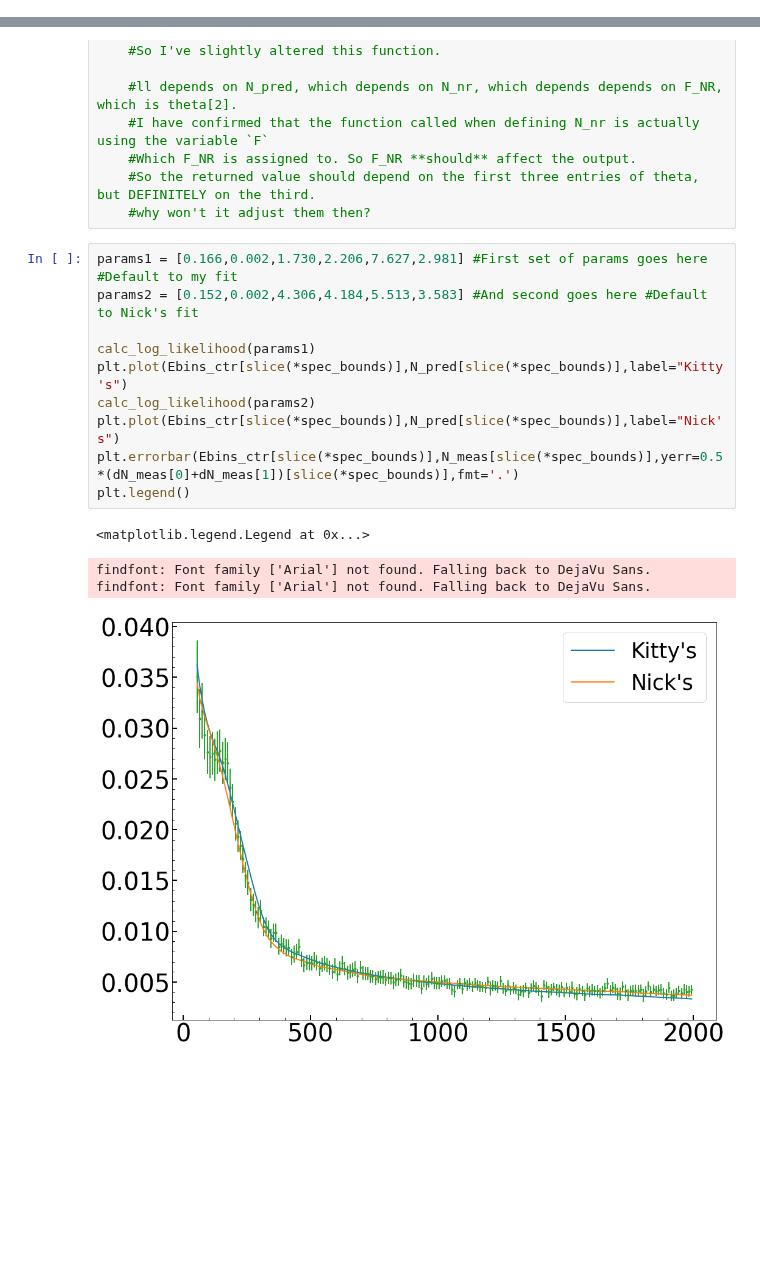
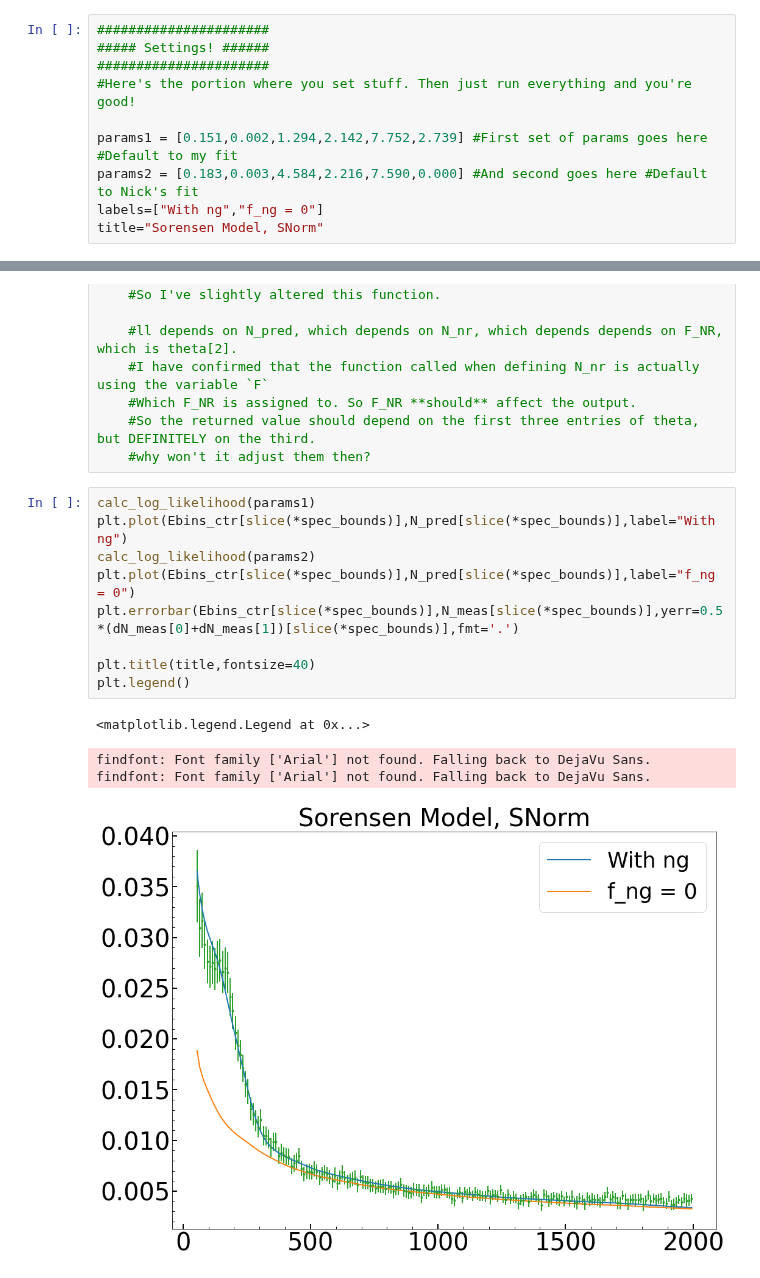
Before and after one commit to villano-lab/nrSiCap, a Jupyter notebook: analysis_notebooks/Compare_Fits.ipynb, the cells around one changed output, grey strips where cells are left out. Cells and saved outputs as stored; diff of their text form; blank space fills up the shorter version.

Commit message:
Update method of calling parameters to be a little easier to changeGiving parameters once now instead of per cell.

```diff
--- a/analysis_notebooks/Compare_Fits.ipynb
+++ b/analysis_notebooks/Compare_Fits.ipynb
@@ -2,6 +2,16 @@
 The purpose of this notebook is to provide a visual comparison of two fits to the same data.
 **You need to provide the parameters;
 this notebook only compares existing fits, so it will not generate new ones.**
+# %%
+######################
+##### Settings! ######
+######################
+#Here's the portion where you set stuff. Then just run everything and you're good!
+
+params1 = [0.151,0.002,1.294,2.142,7.752,2.739] #First set of params goes here #Default to my fit
+params2 = [0.183,0.003,4.584,2.216,7.590,0.000] #And second goes here #Default to Nick's fit
+labels=["With ng","f_ng = 0"]
+title="Sorensen Model, SNorm"
 # %%
 #import R68_MCMC_MPI as mpi #importing runs the entire script... so I can't do that here. Instead I'll just have to copy code for now.
 
@@ -386,18 +396,17 @@ def calc_log_likelihood(theta=[0.2,1,1,1,1,1], theta_bounds=tuple(mcmc_data['bou
     #So the returned value should depend on the first three entries of theta, but DEFINITELY on the third.
     #why won't it adjust them then?
 # %%
-params1 = [0.166,0.002,1.730,2.206,7.627,2.981] #First set of params goes here #Default to my fit
-params2 = [0.152,0.002,4.306,4.184,5.513,3.583] #And second goes here #Default to Nick's fit
+calc_log_likelihood(params1)
+plt.plot(Ebins_ctr[slice(*spec_bounds)],N_pred[slice(*spec_bounds)],label="With ng")
+calc_log_likelihood(params2)
+plt.plot(Ebins_ctr[slice(*spec_bounds)],N_pred[slice(*spec_bounds)],label="f_ng = 0")
+plt.errorbar(Ebins_ctr[slice(*spec_bounds)],N_meas[slice(*spec_bounds)],yerr=0.5*(dN_meas[0]+dN_meas[1])[slice(*spec_bounds)],fmt='.')
 
-calc_log_likelihood(params1)
-plt.plot(Ebins_ctr[slice(*spec_bounds)],N_pred[slice(*spec_bounds)],label="Kitty's")
-calc_log_likelihood(params2)
-plt.plot(Ebins_ctr[slice(*spec_bounds)],N_pred[slice(*spec_bounds)],label="Nick's")
-plt.errorbar(Ebins_ctr[slice(*spec_bounds)],N_meas[slice(*spec_bounds)],yerr=0.5*(dN_meas[0]+dN_meas[1])[slice(*spec_bounds)],fmt='.')
+plt.title(title,fontsize=40)
 plt.legend()
 # %% [output]
 <matplotlib.legend.Legend at 0x...>
 findfont: Font family ['Arial'] not found. Falling back to DejaVu Sans.
 findfont: Font family ['Arial'] not found. Falling back to DejaVu Sans.
-[figure, old version]
+[figure, new version]
 # %%
```
Also changed, not shown: parts of 2 cells of this notebook.
